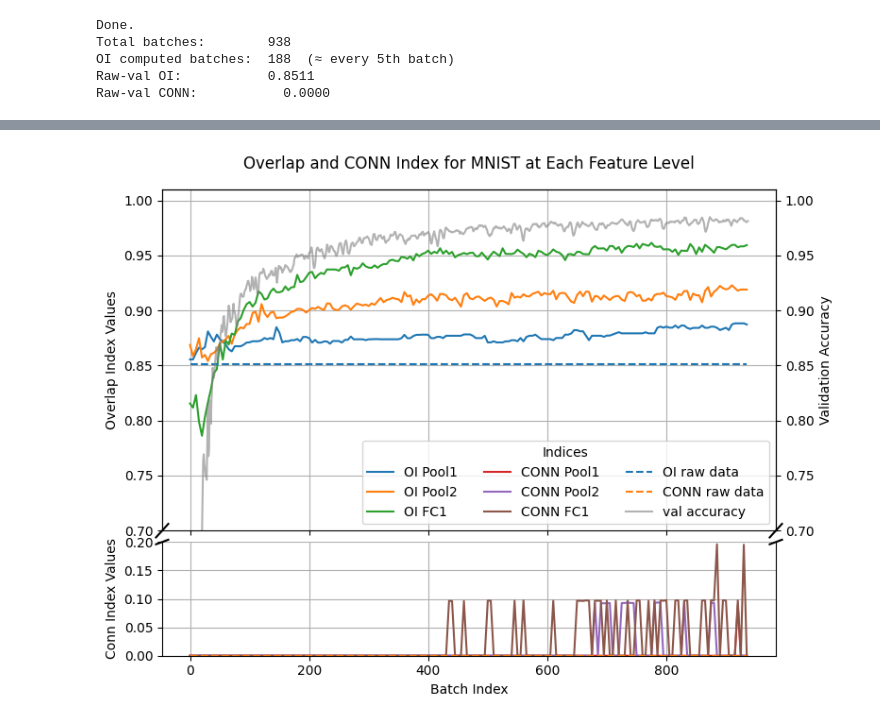
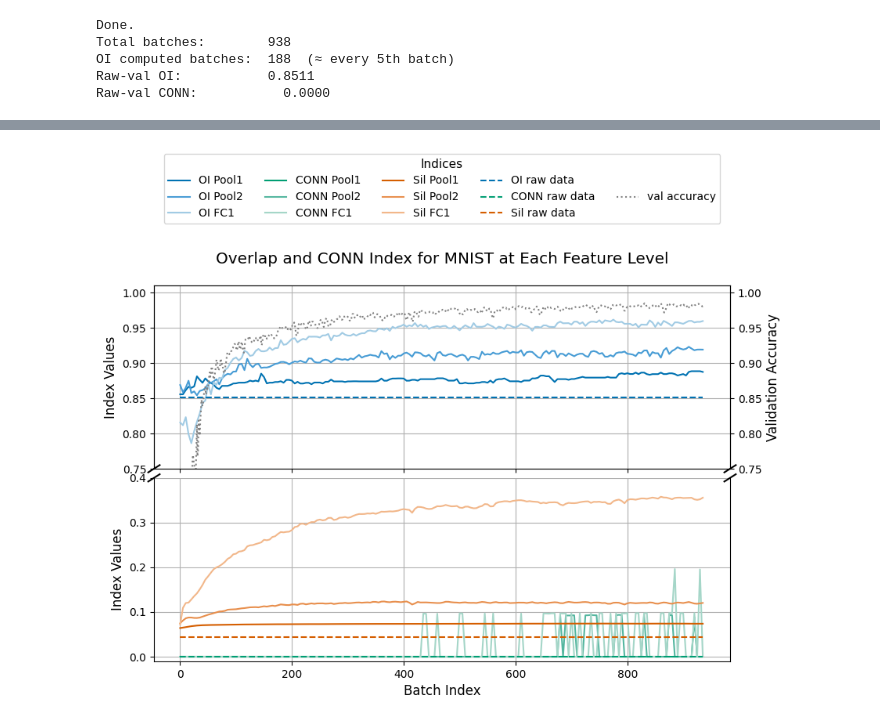
Before and after one commit to NiklasMelton/CVI_Forgetting, a Jupyter notebook: MNIST_Overlap.ipynb, the cells around one changed output, grey strips where cells are left out. Cells and saved outputs as stored; diff of their text form; code cells hidden in the pictures.

Commit message:
improve plots

```diff
--- a/MNIST_Overlap.ipynb
+++ b/MNIST_Overlap.ipynb
@@ -181,6 +351,17 @@ Raw-val CONN:           0.0000
 import matplotlib.pyplot as plt
 import numpy as np
 import pickle
+
+plt.rcParams.update({
+    'font.size': 12,
+    'axes.titlesize': 14,
+    'axes.labelsize': 12,
+    'xtick.labelsize': 10,
+    'ytick.labelsize': 10,
+    'legend.fontsize': 10,
+    'legend.title_fontsize': 11
+})
+
 
 # Load data
 data = pickle.load(open("mnist_oi.pickle", "rb"))
@@ -194,69 +375,113 @@ oi_val_raw = data["oi_raw"]
 cn_val_raw = data["cn_raw"]
 val_accuracy_history = data["val_accuracy_history"]
 
+data_sil = pickle.load(open("mnist_sil.pickle", "rb"))
+sil_conv1 = data_sil["sil_conv1_pooled"]
+sil_conv2 = data_sil["sil_conv2_pooled"]
+sil_fc1 = data_sil["sil_fc1"]
+sil_val_raw = data_sil["sil_raw"]
+
 batches_oi = 5 * np.arange(len(oi_conv1))
 batches_acc = np.arange(len(val_accuracy_history))
 
 # Create broken y-axis with two subplots
 fig, (ax_top, ax_bottom) = plt.subplots(
-    2, 1, sharex=True, figsize=(8, 6), gridspec_kw={"height_ratios": [3, 1]}
+    2, 1, sharex=True, figsize=(9, 6), gridspec_kw={"height_ratios": [1, 1]}
 )
 
 # Plot same curves on both axes
 for ax in (ax_top, ax_bottom):
-    ax.plot(batches_oi, oi_conv1, label='OI Pool1')
-    ax.plot(batches_oi, oi_conv2, label='OI Pool2')
-    ax.plot(batches_oi, oi_fc1, label='OI FC1')
+    # OI - blue shades
+    ax.plot(batches_oi, oi_conv1, label='OI Pool1', color='#0072B2')
+    ax.plot(batches_oi, oi_conv2, label='OI Pool2', color='#479CD5')
+    ax.plot(batches_oi, oi_fc1,  label='OI FC1',   color='#A1CBE4')
 
-    ax.plot(batches_oi, cn_conv1, label='CONN Pool1')
-    ax.plot(batches_oi, cn_conv2, label='CONN Pool2')
-    ax.plot(batches_oi, cn_fc1, label='CONN FC1')
+    # CONN - green shades
+    ax.plot(batches_oi, cn_conv1, label='CONN Pool1', color='#009E73')
+    ax.plot(batches_oi, cn_conv2, label='CONN Pool2', color='#53B69F')
+    ax.plot(batches_oi, cn_fc1,  label='CONN FC1',   color='#A5D6C8')
 
-    ax.hlines(oi_val_raw, xmin=batches_oi[0], xmax=batches_oi[-1], linestyle='dashed', label='OI raw data', color='tab:blue')
-    ax.hlines(cn_val_raw, xmin=batches_oi[0], xmax=batches_oi[-1], linestyle='dashed', label='CONN raw data', color='tab:orange')
+    # SIL - vermilion shades
+    ax.plot(batches_oi, sil_conv1, label='Sil Pool1', color='#D55E00')
+    ax.plot(batches_oi, sil_conv2, label='Sil Pool2', color='#E88F4D')
+    ax.plot(batches_oi, sil_fc1,  label='Sil FC1',   color='#F2B78A')
+
+    ax.hlines(oi_val_raw, xmin=batches_oi[0], xmax=batches_oi[-1],
+              linestyle='--', label='OI raw data', color='#0072B2')
+    ax.hlines(cn_val_raw, xmin=batches_oi[0], xmax=batches_oi[-1],
+              linestyle='--', label='CONN raw data', color='#009E73')
+    ax.hlines(sil_val_raw, xmin=batches_oi[0], xmax=batches_oi[-1],
+              linestyle='--', label='Sil raw data', color='#D55E00')
+
     ax.grid(True)
 
+
+
 # Zoom ranges
-ax_top.set_ylim(0.7, 1.01)
-ax_bottom.set_ylim(0.0, 0.2)
+ax_top.set_ylim(0.75, 1.01)
+ax_bottom.set_ylim(-0.01, 0.4)
 
 # Hide spines between axes
 ax_top.spines['bottom'].set_visible(False)
 ax_bottom.spines['top'].set_visible(False)
 ax_top.tick_params(labeltop=False)  # no top ticks
 ax_bottom.xaxis.tick_bottom()
 
 # Diagonal lines to indicate broken axis
 kwargs = dict(transform=ax_top.transAxes, color='k', clip_on=False)
 ax_top.plot((-0.01, +0.01), (-0.02, +0.02), **kwargs)
 ax_top.plot((0.99, 1.01), (-0.02, +0.02), **kwargs)
 
 kwargs.update(transform=ax_bottom.transAxes)
 ax_bottom.plot((-0.01, +0.01), (1 - 0.02, 1 + 0.02), **kwargs)
 ax_bottom.plot((0.99, 1.01), (1 - 0.02, 1 + 0.02), **kwargs)
 
 # Accuracy on a secondary axis
 ax_acc = ax_top.twinx()
-ax_acc.plot(batches_acc, val_accuracy_history, color='gray', alpha=0.6, label='val accuracy')
-ax_acc.set_ylim(0.7, 1.01)
+ax_acc.plot(batches_acc, val_accuracy_history, color='gray', alpha=1.0, label='val accuracy', linestyle=":")
+ax_acc.set_ylim(0.75, 1.01)
 ax_acc.set_ylabel('Validation Accuracy')
+
 
 # Labeling
 ax_bottom.set_xlabel("Batch Index")
-ax_top.set_ylabel("Overlap Index Values")
-ax_bottom.set_ylabel("Conn Index Values")
+ax_top.set_ylabel("Index Values")
+ax_bottom.set_ylabel("Index Values")
 fig.suptitle('Overlap and CONN Index for MNIST at Each Feature Level')
 
 # Legends
+# Combine and split legend handles
 lines1, labels1 = ax_top.get_legend_handles_labels()
 lines2, labels2 = ax_acc.get_legend_handles_labels()
-ax_top.legend(lines1 + lines2, labels1 + labels2, loc='lower right', title='Indices', ncol=3)
+
+# Split: 12 index lines and 1 val accuracy line
+index_lines = lines1
+index_labels = labels1
+
+accuracy_line = lines2[0]
+accuracy_label = labels2[0]
+
+# Add a dummy handle for spacing if needed
+empty_handle = plt.Line2D([], [], linestyle='none', label='')
+
+# Build combined legend: 12 + spacer + accuracy in its own column
+fig.legend(
+    index_lines + [empty_handle] + [accuracy_line],
+    index_labels + [''] + [accuracy_label],
+    loc='upper center',
+    bbox_to_anchor=(0.5, 1.2),
+    ncol=5,  # 5 for index + 1 for accuracy
+    frameon=True,
+    title='Indices'
+)
+
+
 
 plt.tight_layout()
 plt.subplots_adjust(hspace=0.05)
-plt.savefig("figures/mnist_oi_accuracy.png")
+plt.savefig("figures/mnist_oi_accuracy_revised.png", bbox_inches='tight')
 plt.show()
 # %% [output]
-[figure, old version]
+[figure, new version]
 # %%
 import matplotlib.pyplot as plt
```
Also changed, not shown: parts of 2 cells of this notebook, 25 other files.
